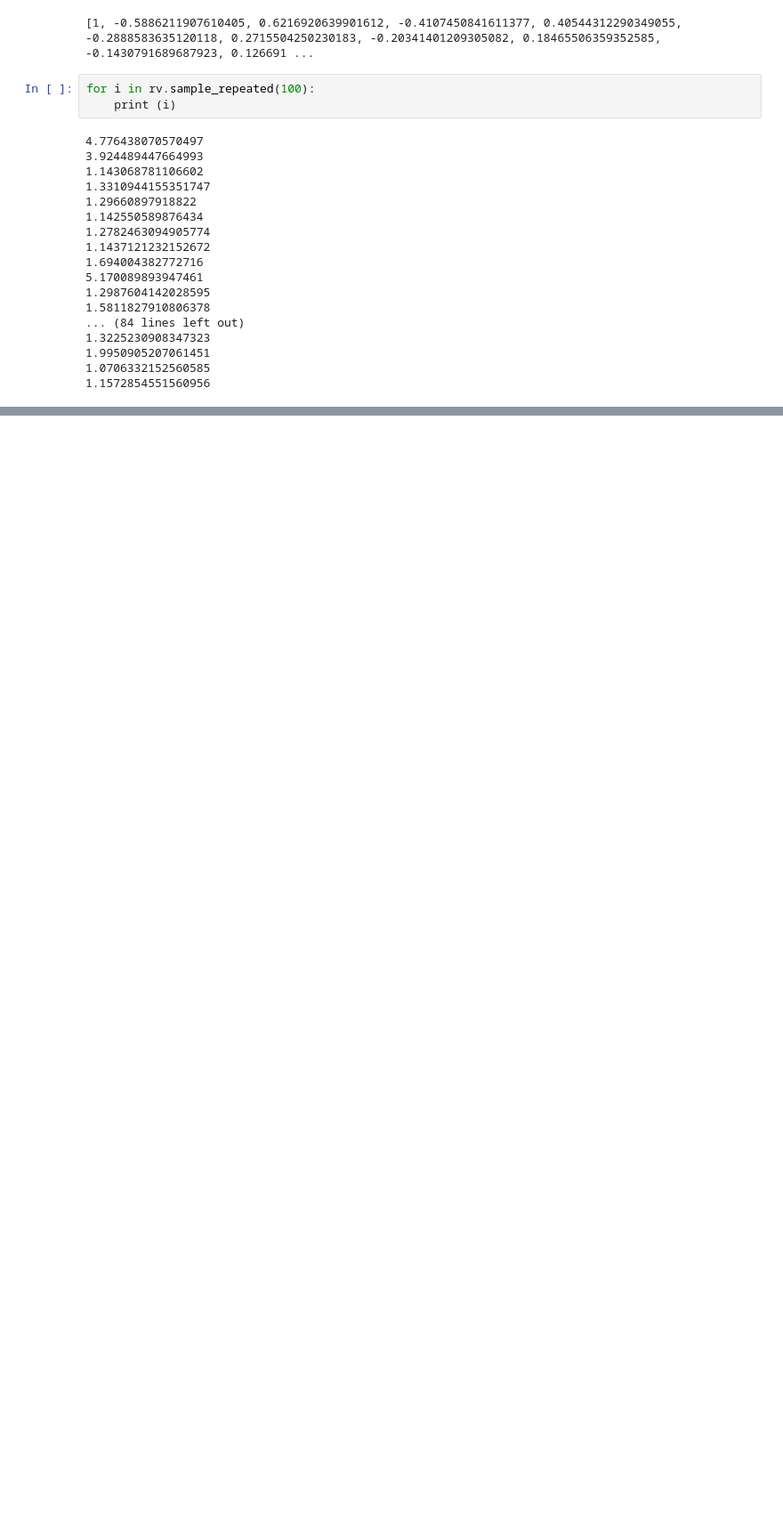
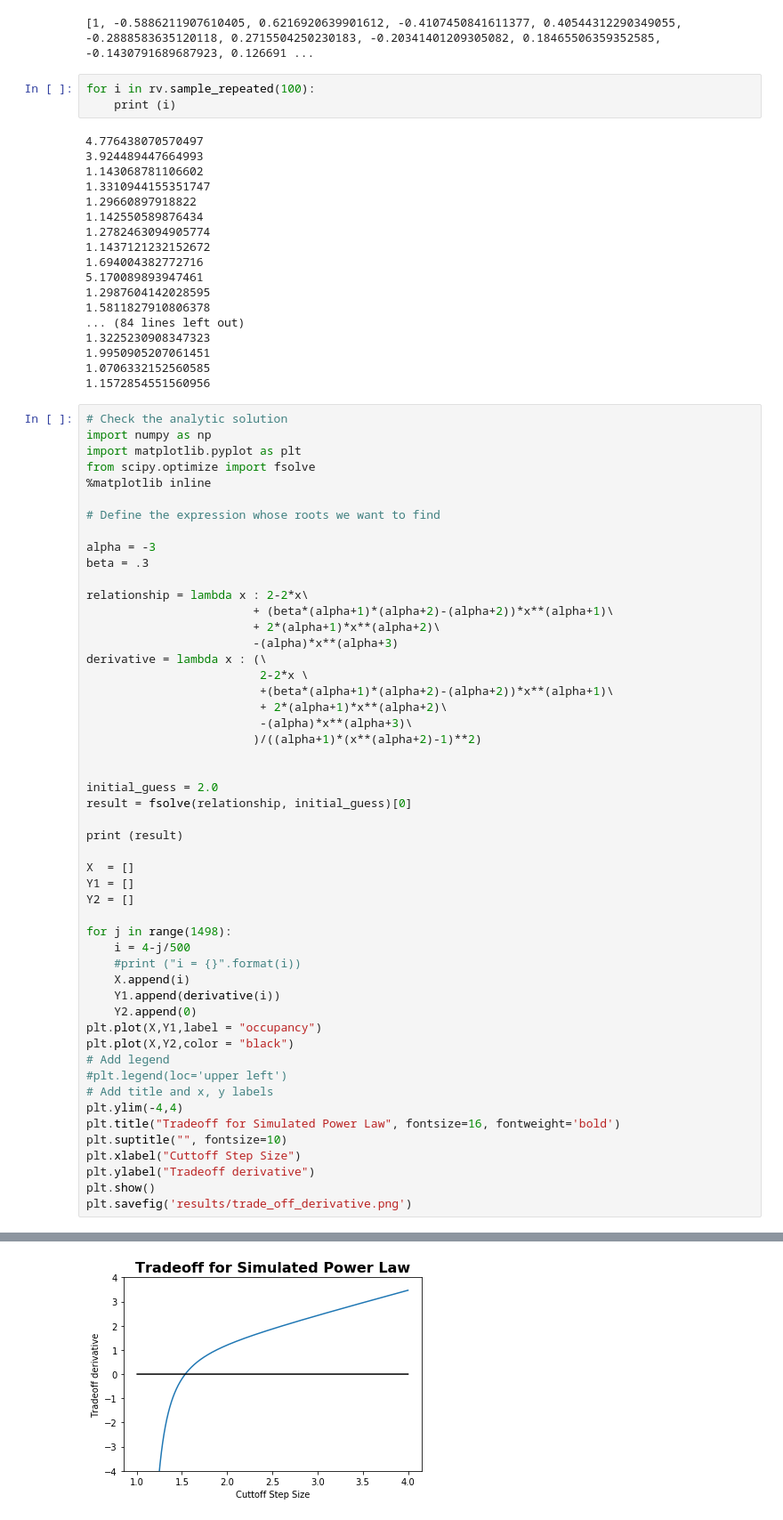
Before and after one commit to AaEll/MonteCarlo_simulator, a Jupyter notebook: Main.ipynb, the cells around one changed output, grey strips where cells are left out. Shown at 89% size. Saved outputs shown, nothing was run; the diff lists cells and outputs as text; blank space fills up the shorter version.

```diff
--- a/Main.ipynb
+++ b/Main.ipynb
@@ -487,3 +493,55 @@ for i in rv.sample_repeated(100):
 1.9950905207061451
 1.0706332152560585
 1.1572854551560956
+# %%
+# Check the analytic solution
+import numpy as np
+import matplotlib.pyplot as plt
+from scipy.optimize import fsolve
+%matplotlib inline
+
+# Define the expression whose roots we want to find
+
+alpha = -3
+beta = .3
+
+relationship = lambda x : 2-2*x\
+                        + (beta*(alpha+1)*(alpha+2)-(alpha+2))*x**(alpha+1)\
+                        + 2*(alpha+1)*x**(alpha+2)\
+                        -(alpha)*x**(alpha+3)
+derivative = lambda x : (\
+                         2-2*x \
+                         +(beta*(alpha+1)*(alpha+2)-(alpha+2))*x**(alpha+1)\
+                         + 2*(alpha+1)*x**(alpha+2)\
+                         -(alpha)*x**(alpha+3)\
+                        )/((alpha+1)*(x**(alpha+2)-1)**2)
+
+
+initial_guess = 2.0
+result = fsolve(relationship, initial_guess)[0]
+
+print (result)
+
+X  = []
+Y1 = []
+Y2 = []
+
+for j in range(1498):
+    i = 4-j/500
+    #print ("i = {}".format(i))
+    X.append(i)
+    Y1.append(derivative(i))
+    Y2.append(0)
+plt.plot(X,Y1,label = "occupancy")
+plt.plot(X,Y2,color = "black")
+# Add legend
+#plt.legend(loc='upper left')
+# Add title and x, y labels
+plt.ylim(-4,4)
+plt.title("Tradeoff for Simulated Power Law", fontsize=16, fontweight='bold')
+plt.suptitle("", fontsize=10)
+plt.xlabel("Cuttoff Step Size")
+plt.ylabel("Tradeoff derivative")
+plt.show()
+plt.savefig('results/trade_off_derivative.png')
+# %% [output]
@@ -489,0 +549 @@ for i in rv.sample_repeated(100):
+[figure, added]
```
Also changed, not shown: parts of 2 cells of this notebook, 3 other files.
